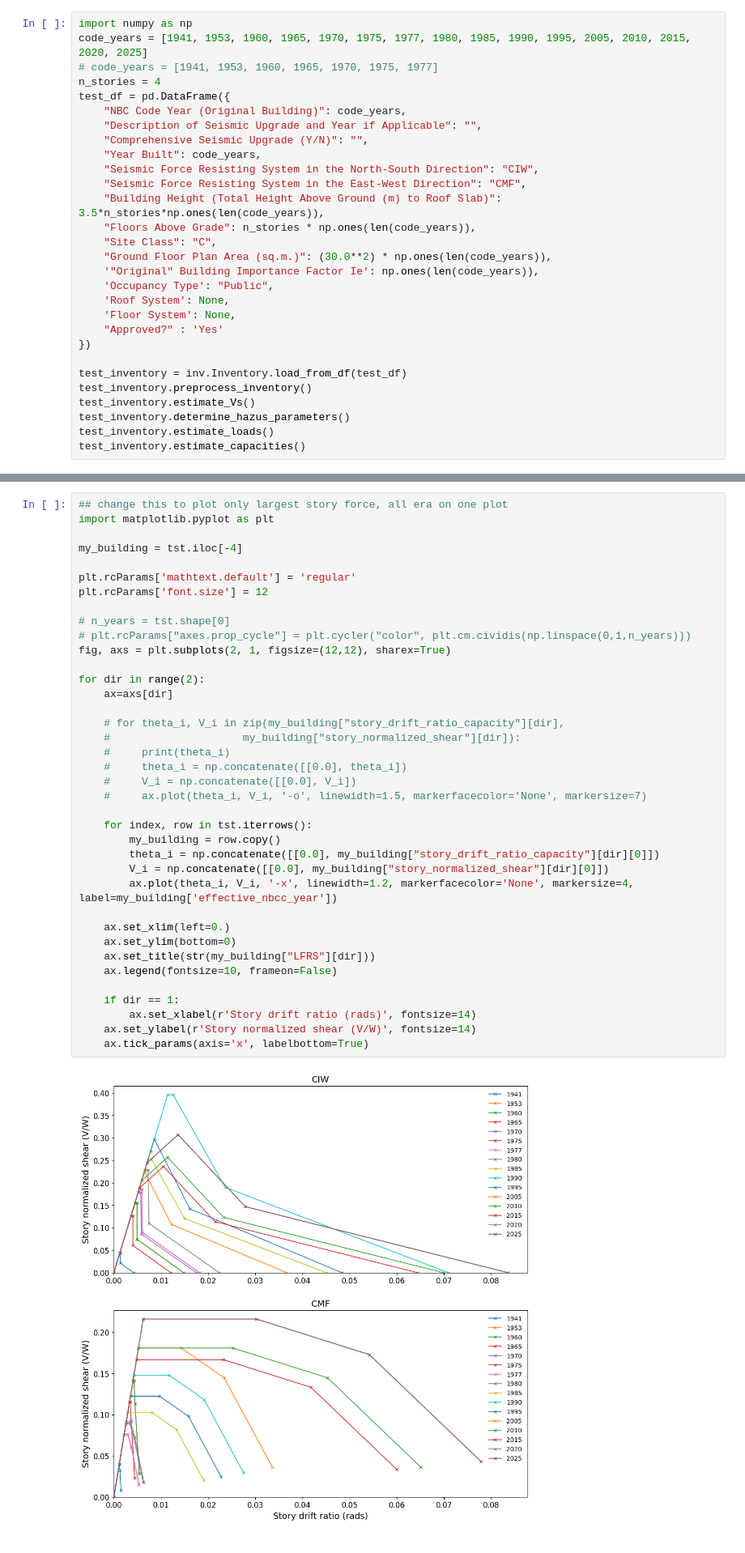
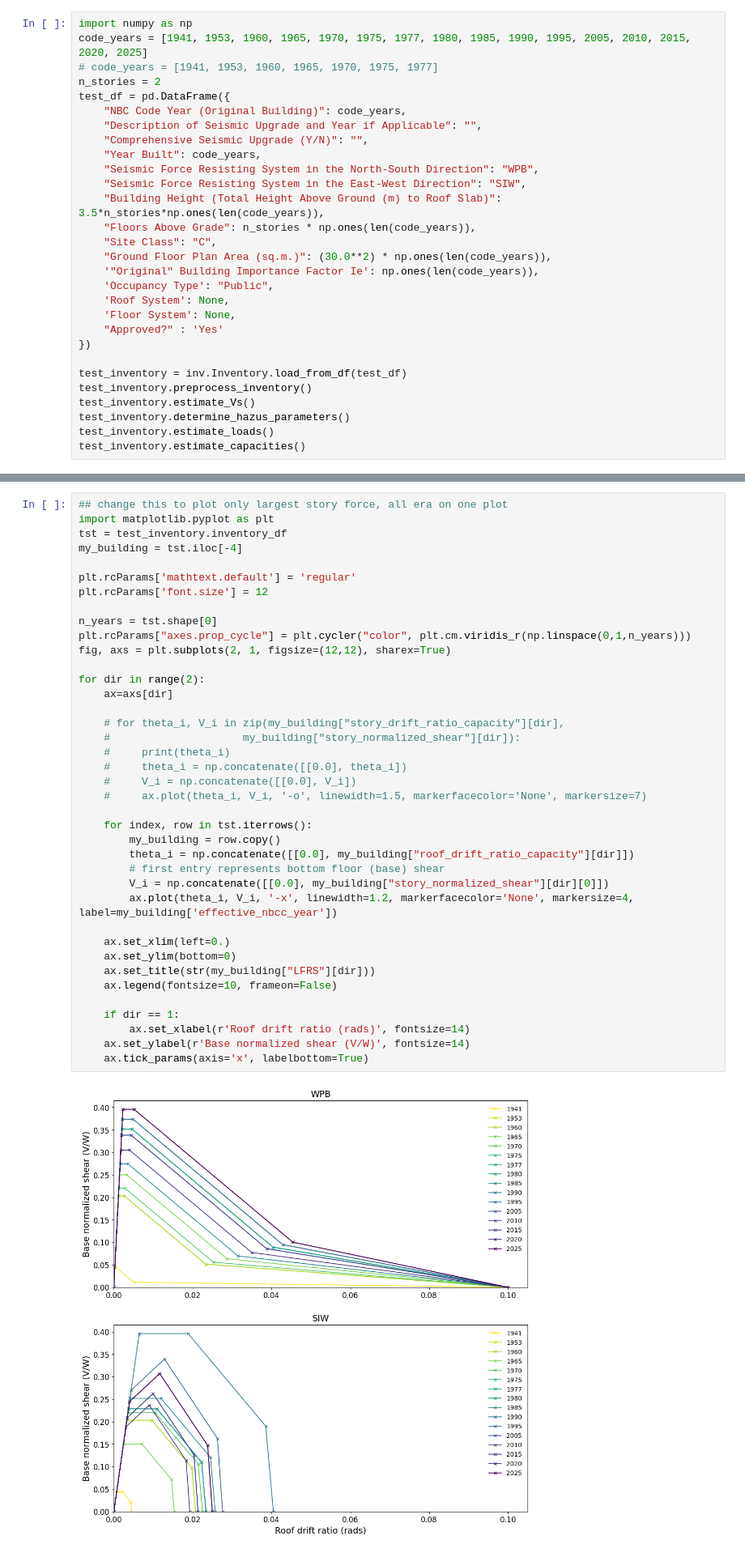
Before and after one commit to hgp297/oq-vmtk, a Jupyter notebook: demos/cov_refm/cov_workshop.ipynb, the cells around one changed output, grey strips where cells are left out. Shown at 81% size. Drawn from its saved outputs; the diff is of its cells as text.

```diff
--- a/demos/cov_refm/cov_workshop.ipynb
+++ b/demos/cov_refm/cov_workshop.ipynb
@@ -278,14 +283,14 @@ It should be understood that these are typically for a component level. However,
 import numpy as np
 code_years = [1941, 1953, 1960, 1965, 1970, 1975, 1977, 1980, 1985, 1990, 1995, 2005, 2010, 2015, 2020, 2025]
 # code_years = [1941, 1953, 1960, 1965, 1970, 1975, 1977]
-n_stories = 4
+n_stories = 2
 test_df = pd.DataFrame({
     "NBC Code Year (Original Building)": code_years,
     "Description of Seismic Upgrade and Year if Applicable": "",
     "Comprehensive Seismic Upgrade (Y/N)": "",
     "Year Built": code_years,
-    "Seismic Force Resisting System in the North-South Direction": "CIW",
-    "Seismic Force Resisting System in the East-West Direction": "CMF",
+    "Seismic Force Resisting System in the North-South Direction": "WPB",
+    "Seismic Force Resisting System in the East-West Direction": "SIW",
     "Building Height (Total Height Above Ground (m) to Roof Slab)": 3.5*n_stories*np.ones(len(code_years)),
     "Floors Above Grade": n_stories * np.ones(len(code_years)),
     "Site Class": "C",
@@ -328,40 +313,41 @@ tst
 # %%
 ## change this to plot only largest story force, all era on one plot
 import matplotlib.pyplot as plt
-
+tst = test_inventory.inventory_df
 my_building = tst.iloc[-4]
 
 plt.rcParams['mathtext.default'] = 'regular'
 plt.rcParams['font.size'] = 12
 
-# n_years = tst.shape[0]
-# plt.rcParams["axes.prop_cycle"] = plt.cycler("color", plt.cm.cividis(np.linspace(0,1,n_years)))
+n_years = tst.shape[0]
+plt.rcParams["axes.prop_cycle"] = plt.cycler("color", plt.cm.viridis_r(np.linspace(0,1,n_years)))
 fig, axs = plt.subplots(2, 1, figsize=(12,12), sharex=True)
 
 for dir in range(2):
     ax=axs[dir]
 
     # for theta_i, V_i in zip(my_building["story_drift_ratio_capacity"][dir],
     #                     my_building["story_normalized_shear"][dir]):
     #     print(theta_i)
     #     theta_i = np.concatenate([[0.0], theta_i])
     #     V_i = np.concatenate([[0.0], V_i])
     #     ax.plot(theta_i, V_i, '-o', linewidth=1.5, markerfacecolor='None', markersize=7)
 
     for index, row in tst.iterrows():
         my_building = row.copy()
-        theta_i = np.concatenate([[0.0], my_building["story_drift_ratio_capacity"][dir][0]])
+        theta_i = np.concatenate([[0.0], my_building["roof_drift_ratio_capacity"][dir]])
+        # first entry represents bottom floor (base) shear
         V_i = np.concatenate([[0.0], my_building["story_normalized_shear"][dir][0]])
         ax.plot(theta_i, V_i, '-x', linewidth=1.2, markerfacecolor='None', markersize=4, label=my_building['effective_nbcc_year'])
 
     ax.set_xlim(left=0.)
     ax.set_ylim(bottom=0)
     ax.set_title(str(my_building["LFRS"][dir]))
     ax.legend(fontsize=10, frameon=False)
 
     if dir == 1:
-        ax.set_xlabel(r'Story drift ratio (rads)', fontsize=14)
-    ax.set_ylabel(r'Story normalized shear (V/W)', fontsize=14)
+        ax.set_xlabel(r'Roof drift ratio (rads)', fontsize=14)
+    ax.set_ylabel(r'Base normalized shear (V/W)', fontsize=14)
     ax.tick_params(axis='x', labelbottom=True)
 # %% [output]
-[figure, old version]
+[figure, new version]
```
Also changed, not shown: parts of 11 cells of this notebook, 3 other files.
